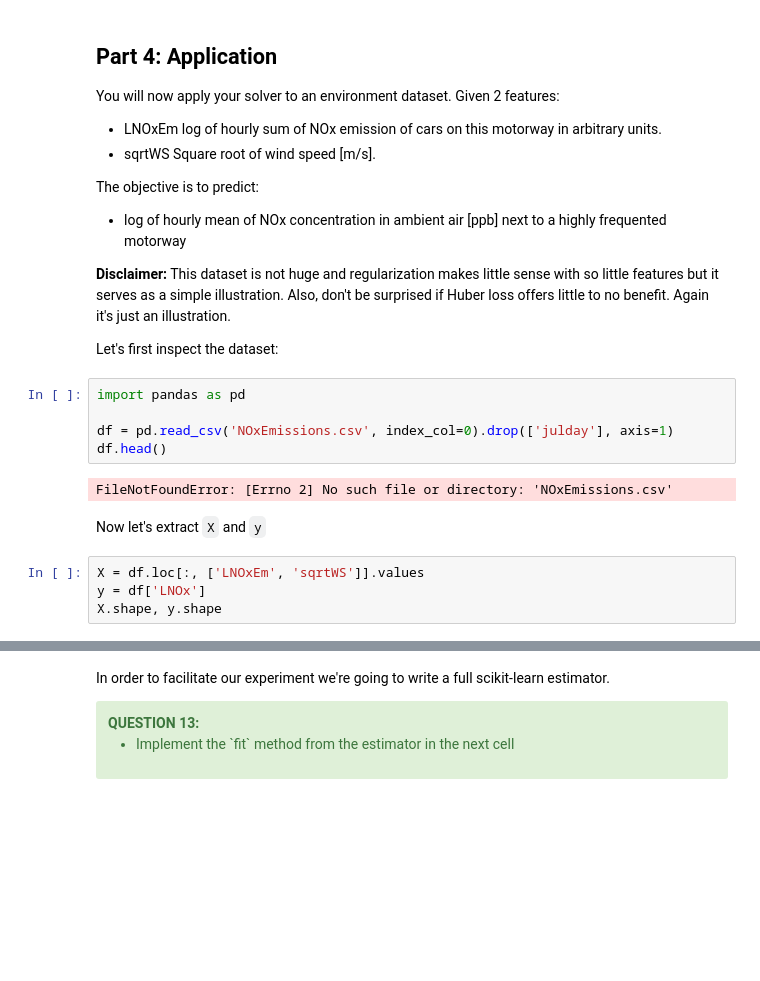
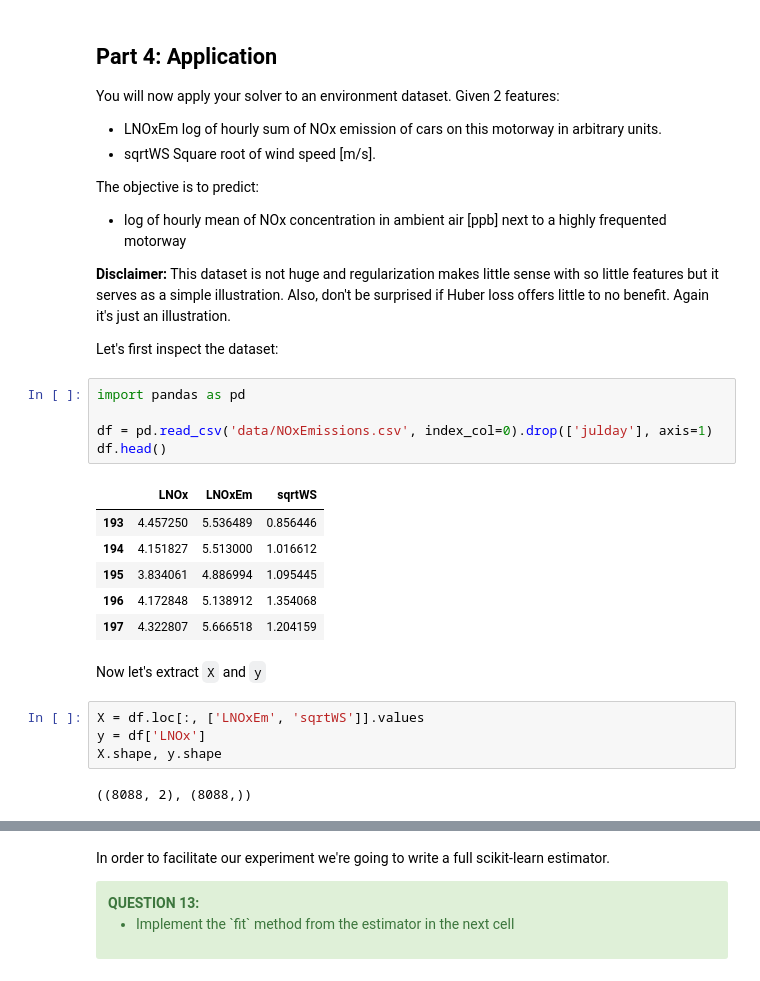
Before and after one commit to sol-dnn/robust_regression_optimization, a Jupyter notebook: project_m2_optim_data_science_2024-2025_huber.ipynb, the cells around one changed output, grey strips where cells are left out. Cells and saved outputs as stored; diff of their text form; blank space fills up the shorter version.

```diff
--- a/project_m2_optim_data_science_2024-2025_huber.ipynb
+++ b/project_m2_optim_data_science_2024-2025_huber.ipynb
@@ -1176,14 +1171,21 @@ Let's first inspect the dataset:
 # %%
 import pandas as pd
 
-df = pd.read_csv('NOxEmissions.csv', index_col=0).drop(['julday'], axis=1)
+df = pd.read_csv('data/NOxEmissions.csv', index_col=0).drop(['julday'], axis=1)
 df.head()
 # %% [output]
-FileNotFoundError: [Errno 2] No such file or directory: 'NOxEmissions.csv'
+|  | LNOx | LNOxEm | sqrtWS |
+| 193 | 4.457250 | 5.536489 | 0.856446 |
+| 194 | 4.151827 | 5.513000 | 1.016612 |
+| 195 | 3.834061 | 4.886994 | 1.095445 |
+| 196 | 4.172848 | 5.138912 | 1.354068 |
+| 197 | 4.322807 | 5.666518 | 1.204159 |
 # %% [markdown]
 Now let's extract `X` and `y`
 # %%
 X = df.loc[:, ['LNOxEm', 'sqrtWS']].values
 y = df['LNOx']
 X.shape, y.shape
+# %% [output]
+((8088, 2), (8088,))
 # %%
```
Also changed, not shown: parts of 7 cells of this notebook.
